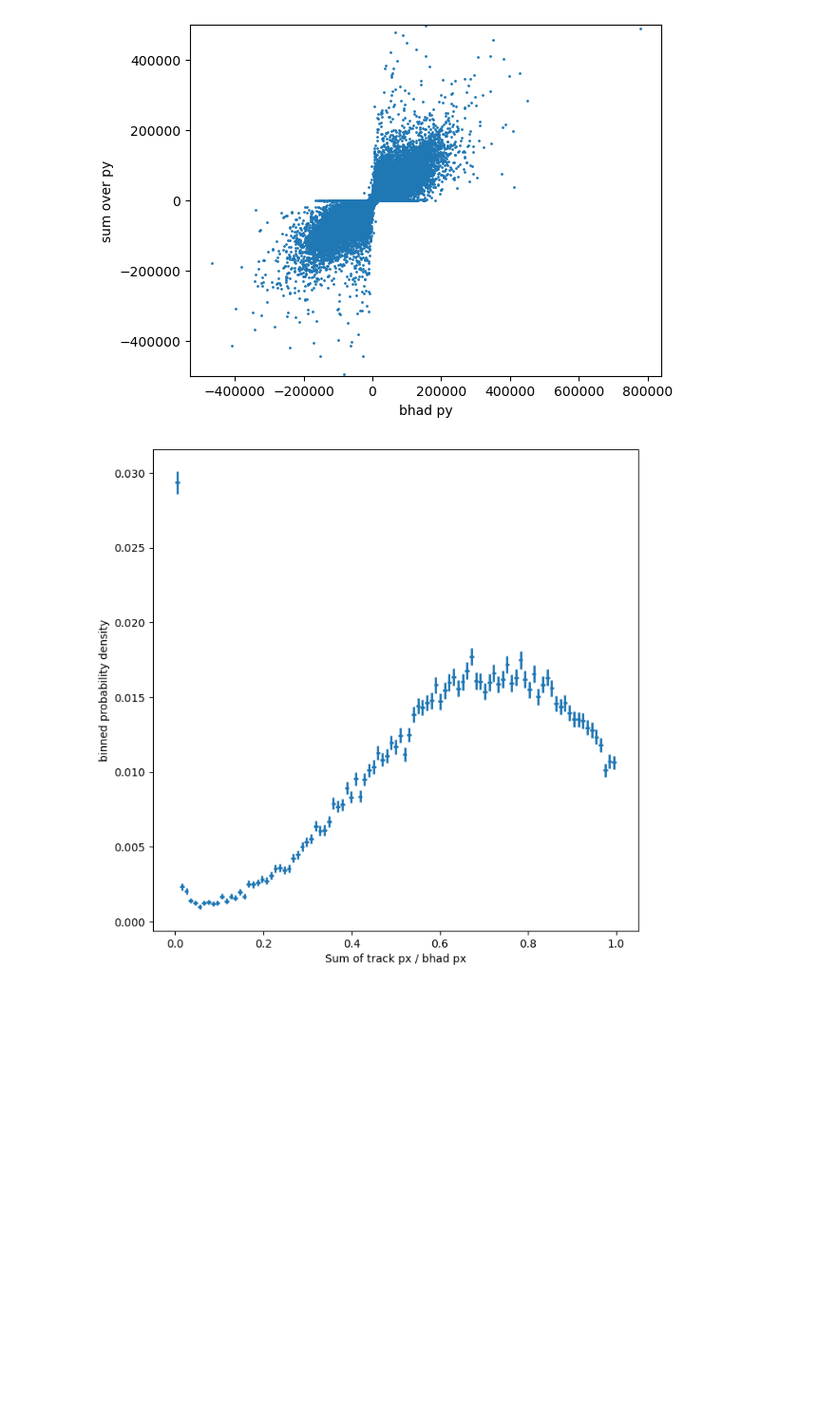
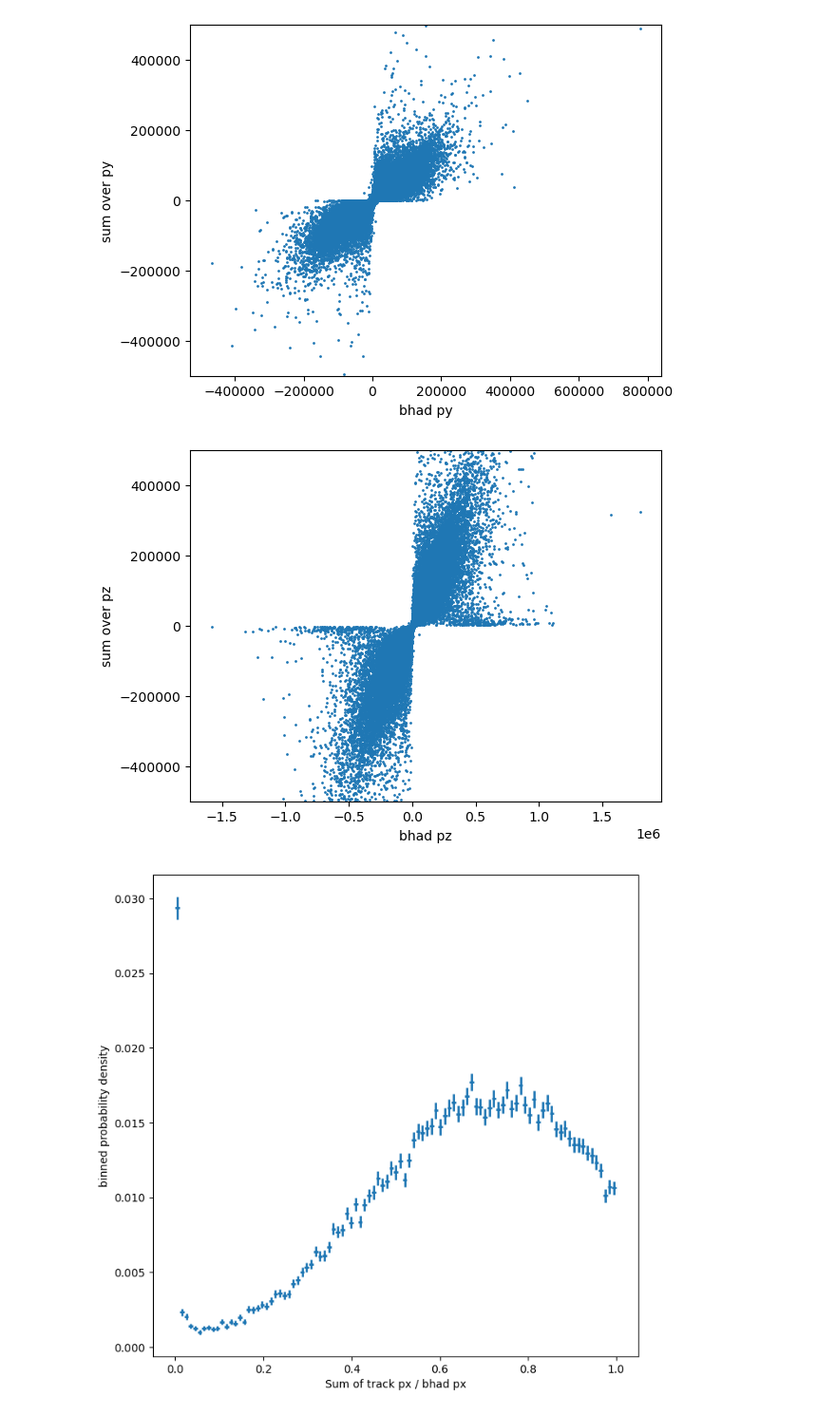
Before and after one commit to JJBarnes/JoshProject, a Jupyter notebook: Load_Model.ipynb, the cells around one changed output. Shown: that part at 95% size. Saved outputs shown, nothing was run; the diff lists cells and outputs as text; code cells hidden in the pictures; blank space fills up the shorter version.

```diff
--- a/Load_Model.ipynb
+++ b/Load_Model.ipynb
@@ -1,6 +1,5 @@
 # %%
 #Import Modules
-#test
 import uproot
 import awkward
 import numpy as np
@@ -47,8 +46,8 @@ trackfeatures=[ "AnalysisTracks_pt", "AnalysisTracks_eta", "AnalysisTracks_phi",
 # Read in the requested branches from the file
 features = tree.arrays(jetfeatures + trackfeatures, entry_stop=MAXEVENTS)
 
-events = \
-  features[awkward.sum(features["AnalysisAntiKt4TruthJets_pt"] > 25000, axis=1) > 0]
+#Data Processing
+events = features[awkward.sum(features["AnalysisAntiKt4TruthJets_pt"] > 25000, axis=1) > 0]
 
 jets1 = events[jetfeatures][:,0] #First jet
 tracks = events[trackfeatures]
@@ -81,6 +80,10 @@ model = buildModel([len(trackfeatures)] + tracklayers, jetlayers, 2)
 model.load_weights('Model Weights.h5')
 
 matchedtracks = matchedtracks.to_numpy()
+
+#Convert bhads characteristics to cartesian
+bhadscart = np.stack([bhadspt, bhadseta, bhadsphi], axis=-1)
+bhadscart = ptetaphi2pxpypz(bhadscart)
 # %% [output]
 2022-11-29 14:31:05.303867: I tensorflow/core/platform/cpu_feature_guard.cc:193] This TensorFlow binary is optimized with oneAPI Deep Neural Network Library (oneDNN) to use the following CPU instructi ...
 To enable them in other operations, rebuild TensorFlow with the appropriate compiler flags.
@@ -174,10 +164,31 @@ bhadscart = ptetaphi2pxpypz(bhadscart)
 trackpx = np.sum(tracks[:,:,0], axis = 1)
 trackpy = np.sum(tracks[:,:,1], axis = 1)
 trackpz = np.sum(tracks[:,:,2], axis = 1)
+pxmasked_list = []
+pymasked_list = []
+pzmasked_list = []
 pxprop = trackpx/bhadscart[:,0]
 pyprop = trackpy/bhadscart[:,1]
 pzprop = trackpz/bhadscart[:,2]
-print(np.mean(trackpx), np.mean(trackpy), np.mean(trackpz))
-print(np.std(trackpx), np.std(trackpy), np.std(trackpz))
-print(np.mean(pxprop), np.mean(pyprop), np.mean(pzprop))
+for x in range(len(trackpx)):
+    pxmask = (trackpy[x]!=0)
+    pxmasked_list.append(pxmask)
+    pymask = (trackpy[x]!=0)
+    pymasked_list.append(pymask)
+    pzmask = (trackpz[x]!=0)
+    pzmasked_list.append(pzmask)
+trackpx = trackpx[pxmasked_list]
+trackpy = trackpy[pymasked_list]
+trackpz = trackpz[pzmasked_list]
+
+bhadspx = bhadscart[:,0]
+bhadspy = bhadscart[:,1]
+bhadspz = bhadscart[:,2]
+
+bhadspx = bhadspx[pxmasked_list]
+bhadspy = bhadspy[pymasked_list]
+bhadspz = bhadspz[pzmasked_list]
+
+print(np.shape(bhadspx), np.shape(bhadspy), np.shape(bhadspz))
+print(np.shape(trackpx), np.shape(trackpy), np.shape(trackpz))
 # %% [output]
@@ -202,6 +212,15 @@ plt.ylim(-500000,500000)
 plt.show()
 # %% [output]
 [figure]
+# %%
+# Creating plot
+plt.scatter(bhadspz, trackpz, s=1)
+plt.xlabel('bhad pz')
+plt.ylabel('sum over pz')
+plt.ylim(-500000,500000)
+plt.show()
+# %% [output]
+[figure, added]
 # %%
 fig = binneddensity(pxprop, fixedbinning(0,1,100) ,xlabel = 'Sum of track px / bhad px')
 fig
```
Also changed, not shown: parts of 10 cells of this notebook.
